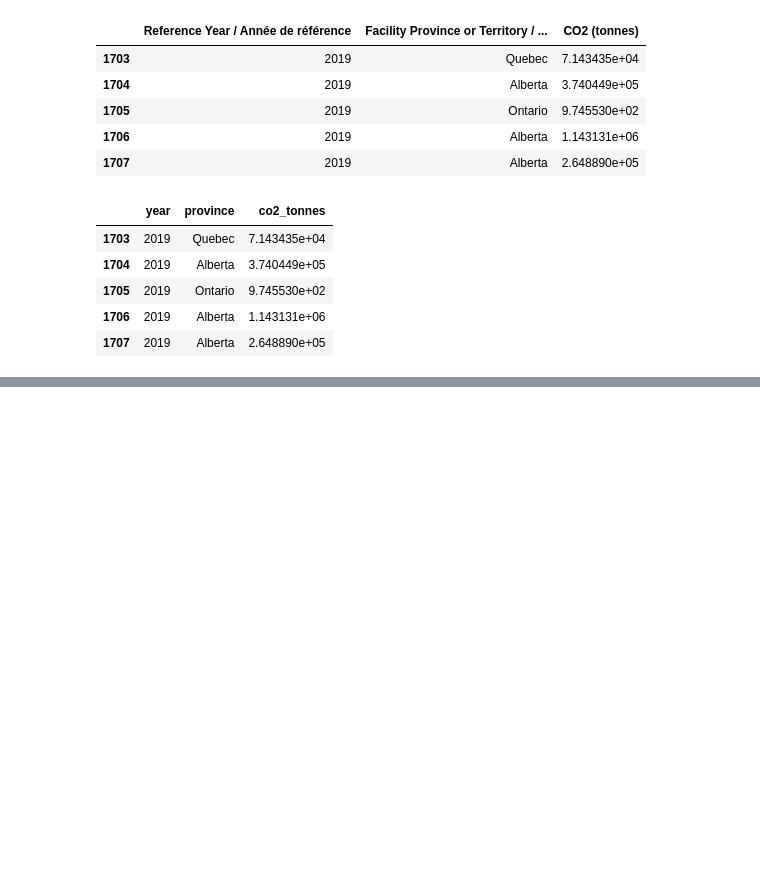
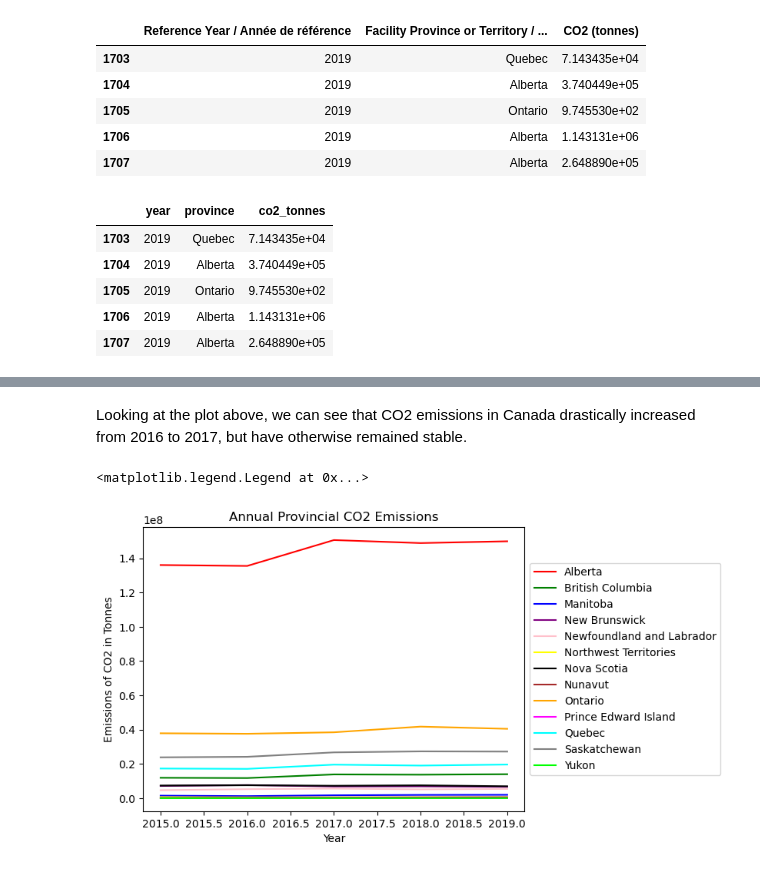
Before and after one commit to atif9450/data200_midterm_project, a Jupyter notebook: work.ipynb, the cells around one changed output, grey strips where cells are left out. Drawn from its saved outputs; the diff is of its cells as text; code cells hidden in the pictures; blank space fills up the shorter version.

```diff
--- a/work.ipynb
+++ b/work.ipynb
@@ -61,33 +66,3 @@ carbon_df.head()
 | 1705 | 2019 | Ontario | 9.745530e+02 |
 | 1706 | 2019 | Alberta | 1.143131e+06 |
 | 1707 | 2019 | Alberta | 2.648890e+05 |
-# %%
-carbon_df["federal_party"] = ["a"]*len(df.year)
-
-carbon_df.federal_party[carbon_df.province == "Alberta"] = "Conservative"
-
-carbon_df.federal_party[carbon_df.province == "Ontario"] = "Liberal"
-
-carbon_df.federal_party[(carbon_df.province == "Quebec") & (carbon_df.year == 2015)] = "Liberal"
-carbon_df.federal_party[(carbon_df.province == "Quebec") & (carbon_df.year == 2019)] = "Bloc Québécois"
-
-carbon_df.federal_party[carbon_df.province == "British Columbia"] = "Liberal"
-
-carbon_df.federal_party[(carbon_df.province == "New Brunswick") & (carbon_df.year == 2015)] = "Liberal"
-carbon_df.federal_party[(carbon_df.province == "New Brunswick") & (carbon_df.year == 2019)] = "Conservative"
-
-carbon_df.federal_party[carbon_df.province == "Saskatchewan"] = "Conservative"
-
-carbon_df.federal_party[carbon_df.province == "Manitoba"] = "Conservative"
-
-carbon_df.federal_party[carbon_df.province == "Nova Scotia"] = "Liberal"
-
-carbon_df.federal_party[carbon_df.province == "Newfoundland and Labrador"] = "Liberal"
-
-carbon_df.federal_party[carbon_df.province == "Prince Edward Island"] = "Liberal"
-
-carbon_df.federal_party[carbon_df.province == "Yukon"] = "Liberal"
-
-carbon_df.federal_party[carbon_df.province == "Northwest Territories"] = "Liberal"
-
-carbon_df.federal_party[carbon_df.province == "Nunavut"] = "New Democratic Party"
@@ -124,0 +130,15 @@ for f in files:
+# %% [markdown]
+Looking at the plot above, we can see that CO2 emissions in Canada drastically increased from 2016 to 2017, but have otherwise remained stable.
+# %%
+#define a distinctive color palette
+province_palette = ('red', 'green', 'blue', 'purple', 'pink', 'yellow', 'black', 'brown', 'orange', 'magenta', 'cyan', 'grey', 'lime')
+
+#plot provincial emissions vs year
+sns.lineplot(data=new_carbon_df, x='year', y='co2_tonnes', hue='province', palette=province_palette)
+plt.ylabel("Emissions of CO2 in Tonnes")
+plt.xlabel("Year")
+plt.title('Annual Provincial CO2 Emissions')
+plt.legend(loc='center left', bbox_to_anchor=(1,0.5))
+# %% [output]
+<matplotlib.legend.Legend at 0x...>
+[figure, added]
```
Also changed, not shown: parts of 66 cells of this notebook, 1 other file.
